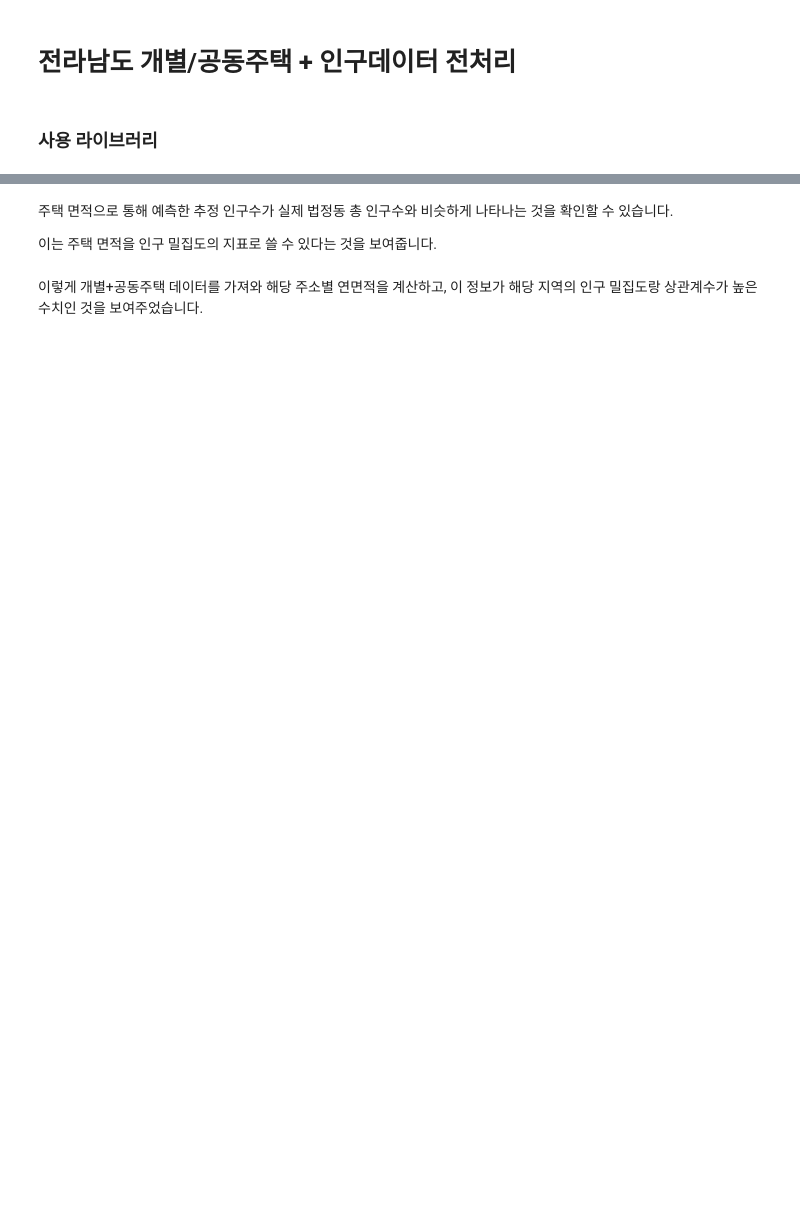
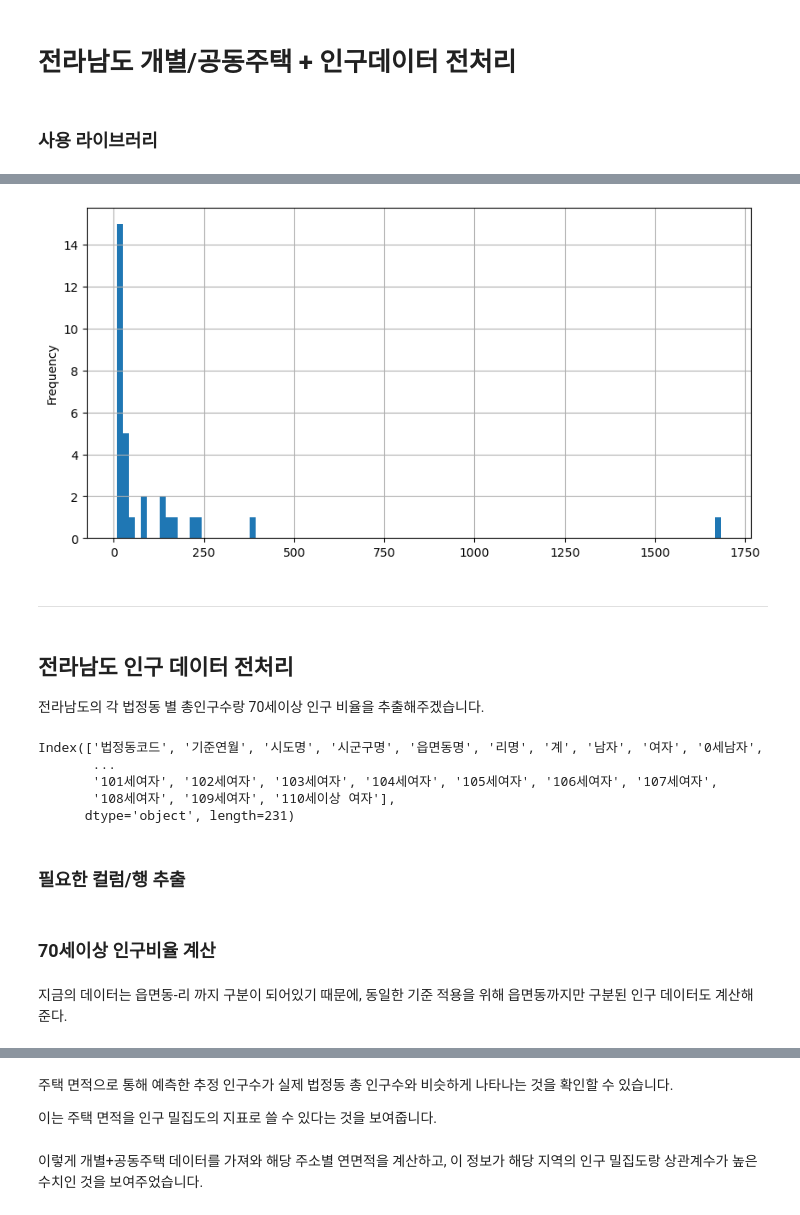
Before and after one commit to YuHan-J-Nam/Jeonnam_Banking_Desert_Analysis, a Jupyter notebook: housing_data_preprocessing.ipynb, the cells around one changed output, grey strips where cells are left out. Saved outputs shown, nothing was run; the diff lists cells and outputs as text; code cells hidden in the pictures; blank space fills up the shorter version.

```diff
--- a/housing_data_preprocessing.ipynb
+++ b/housing_data_preprocessing.ipynb
@@ -199,0 +17,8 @@ df_final = df_final.dropna()
+# %%
+# 필요한 컬럼만 추출
+shared_cols = ['고유번호', '법정동코드', '법정동명', '지번', '특수지구분코드', '특수지구분명', '전용면적']
+private_cols = ['고유번호', '법정동코드', '법정동명', '지번', '특수지구분코드', '특수지구분명', '건물산정연면적']
+
+# 전남 주택가격정보 데이터 불러오기
+raw_jeonnam_shared = pd.read_csv('./data/전남_공동주택가격정보.csv', encoding='cp949', low_memory=False, usecols=shared_cols)
+raw_jeonnam_private = pd.read_csv('./data/전남_개별주택가격정보.csv', encoding='cp949', low_memory=False, usecols=private_cols)
@@ -199,0 +68,8 @@ df_final = df_final.dropna()
+# %%
+# 전남 개별주택과 공동주택 데이터를 주소 컬럼을 기준으로 병합
+df_housing = pd.merge(df_housing_private, df_housing_shared[['주소', '지번별 연면적']],
+                      on='주소', how='inner', suffixes=('_private', '_shared'))
+
+# 총 지번별 연면적 계산
+df_housing['지번별 연면적'] = df_housing['지번별 연면적_private'] + df_housing['지번별 연면적_shared']
+df_housing.drop(['지번별 연면적_private', '지번별 연면적_shared'], axis=1, inplace=True)
@@ -199,0 +81,4 @@ df_final = df_final.dropna()
+# %%
+# 지번별 연면적을 1인당 평균 주거면적으로 나눔
+df_housing['지번별 추정 인구수'] = (df_housing['지번별 연면적'] / 33.9)
+df_housing[['지번별 연면적','지번별 추정 인구수']].describe()
@@ -199,0 +95,24 @@ df_final = df_final.dropna()
+# %%
+# 주소별 추정 인구수 분포를 log를 씌워 시각화
+plt.figure(figsize=(10, 5))
+df_housing['지번별 추정 인구수'].plot(kind='hist', bins=100, grid=True)
+plt.show()
+# %% [output]
+[figure, added]
+# %% [markdown]
+---
+# %% [markdown]
+## 전라남도 인구 데이터 전처리
+전라남도의 각 법정동 별 총인구수랑 70세이상 인구 비율을 추출해주겠습니다.
+# %%
+# 총 읍면동 별 인구 데이터 불러오기
+raw_pop = pd.read_csv('./data/전국_202401_70세_이상_인구통계_법정동.csv', encoding='utf-8-sig')
+raw_pop.columns
+# %% [output]
+Index(['법정동코드', '기준연월', '시도명', '시군구명', '읍면동명', '리명', '계', '남자', '여자', '0세남자',
+       ...
+       '101세여자', '102세여자', '103세여자', '104세여자', '105세여자', '106세여자', '107세여자',
+       '108세여자', '109세여자', '110세이상 여자'],
+      dtype='object', length=231)
+# %% [markdown]
+### 필요한 컬럼/행 추출
@@ -199,0 +133,2 @@ df_final = df_final.dropna()
+# %% [markdown]
+### 70세이상 인구비율 계산
@@ -199,0 +138,2 @@ df_final = df_final.dropna()
+# %% [markdown]
+지금의 데이터는 읍면동-리 까지 구분이 되어있기 때문에, 동일한 기준 적용을 위해 읍면동까지만 구분된 인구 데이터도 계산해 준다.
```
Also changed, not shown: parts of 41 cells of this notebook, 4 other files.
